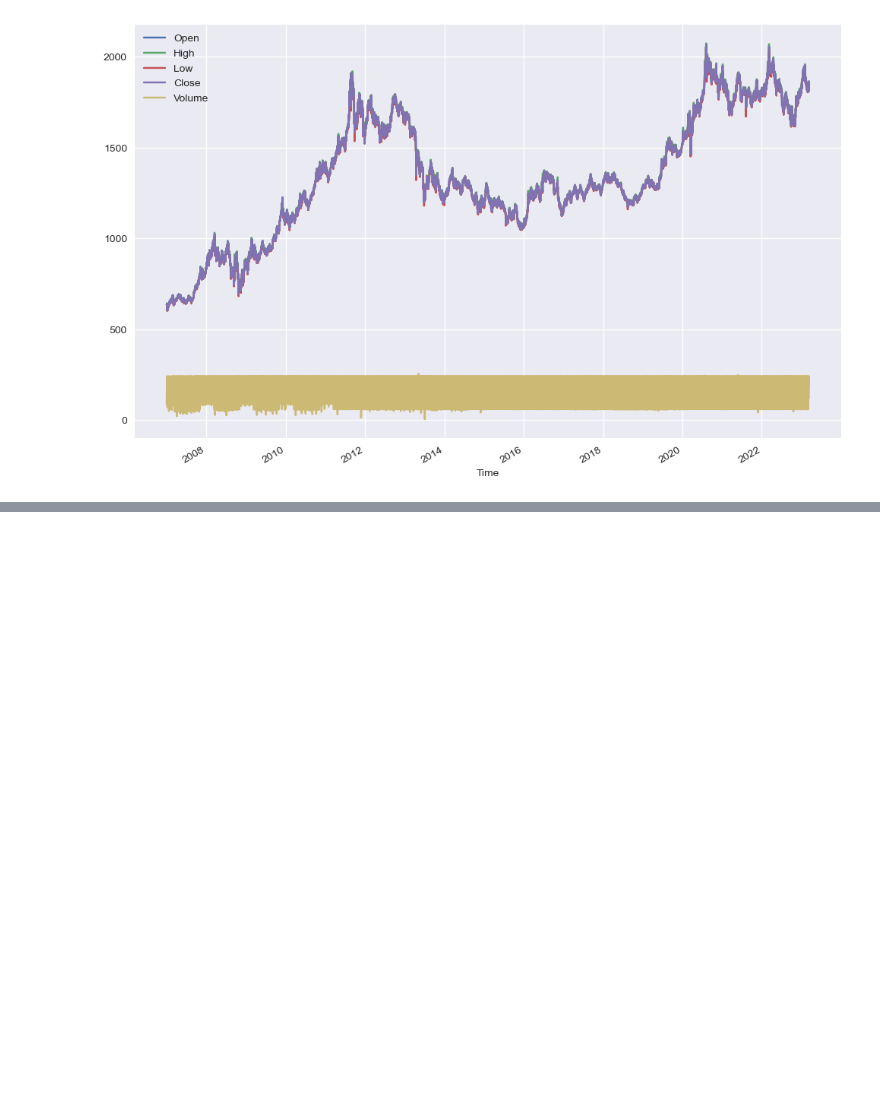
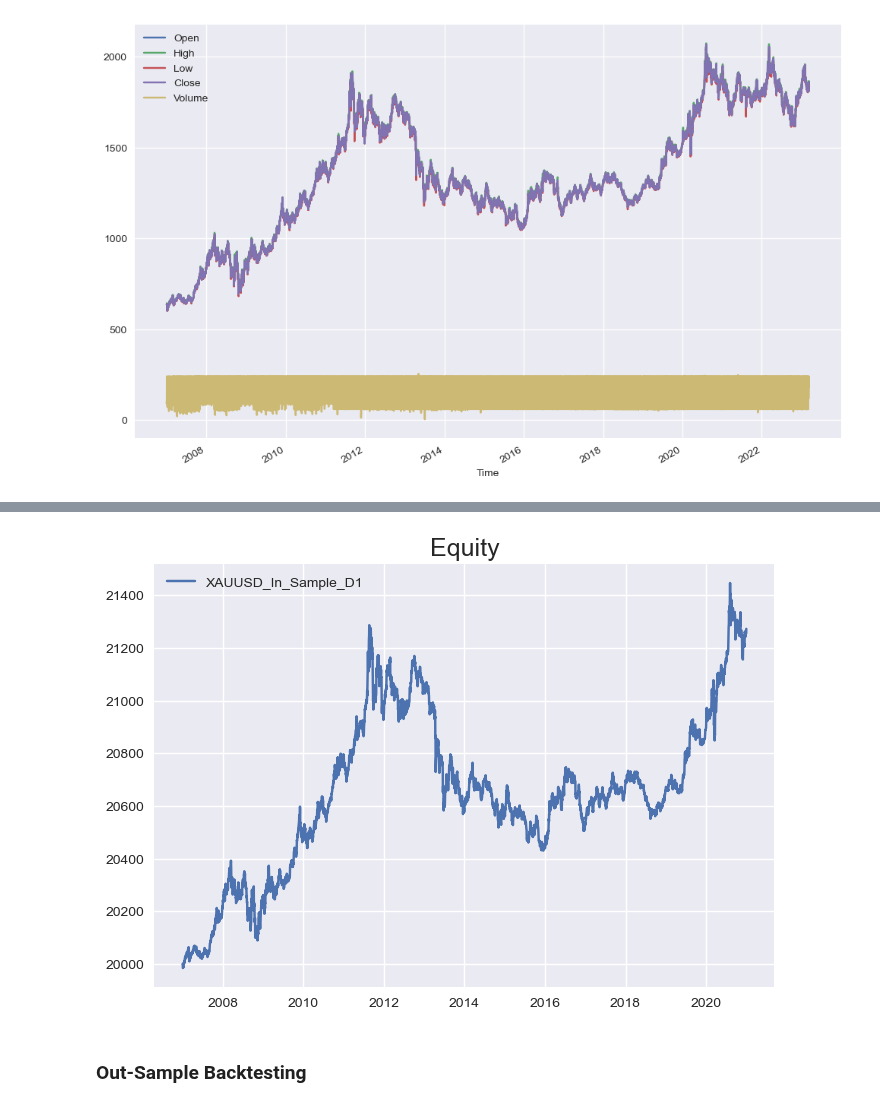
Before and after one commit to Kittipong91/XAUUSD_algorithmic_trading, a Jupyter notebook: Machine_Learning/Linear Regression/Linear Regression.ipynb, the cells around one changed output, grey strips where cells are left out. Saved outputs shown, nothing was run; the diff lists cells and outputs as text; code cells hidden in the pictures; blank space fills up the shorter version.

Commit message:
Linear ML

```diff
--- a/Machine_Learning/Linear Regression/Linear Regression.ipynb
+++ b/Machine_Learning/Linear Regression/Linear Regression.ipynb
@@ -251,0 +86,4 @@ hit_ratio # percentage of correctly forecasted market directions
+# %%
+strategy = Linear_Regression
+account_size = 200000
+folder_ML_Strategy = 'Linear Regression'
@@ -251,0 +188,11 @@ hit_ratio # percentage of correctly forecasted market directions
+# %%
+data = XAUUSD['D1']
+start_train = '2007'
+start_test = '2020'
+end_train = '2020'
+end_test = '2023'
+TF = 'D1'
+# %%
+ml = ML_Regression(data,strategy,start_train,start_test,end_train,end_test,TF)
+# %%
+train , test = ml.Run()
@@ -251,0 +241,7 @@ hit_ratio # percentage of correctly forecasted market directions
+# %%
+plot_equity_trades(train['_equity_curve'],
+                   f'XAUUSD_In_Sample_{TF}', account_size)
+# %% [output]
+[figure, added]
+# %% [markdown]
+### Out-Sample Backtesting
```
Also changed, not shown: parts of 138 cells of this notebook, 30 other files.
